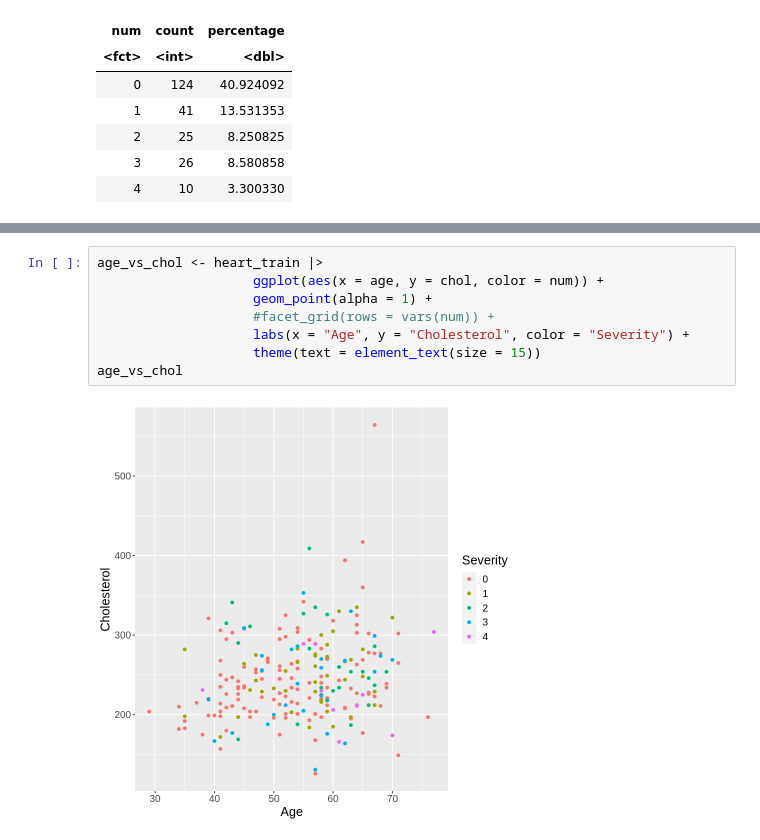
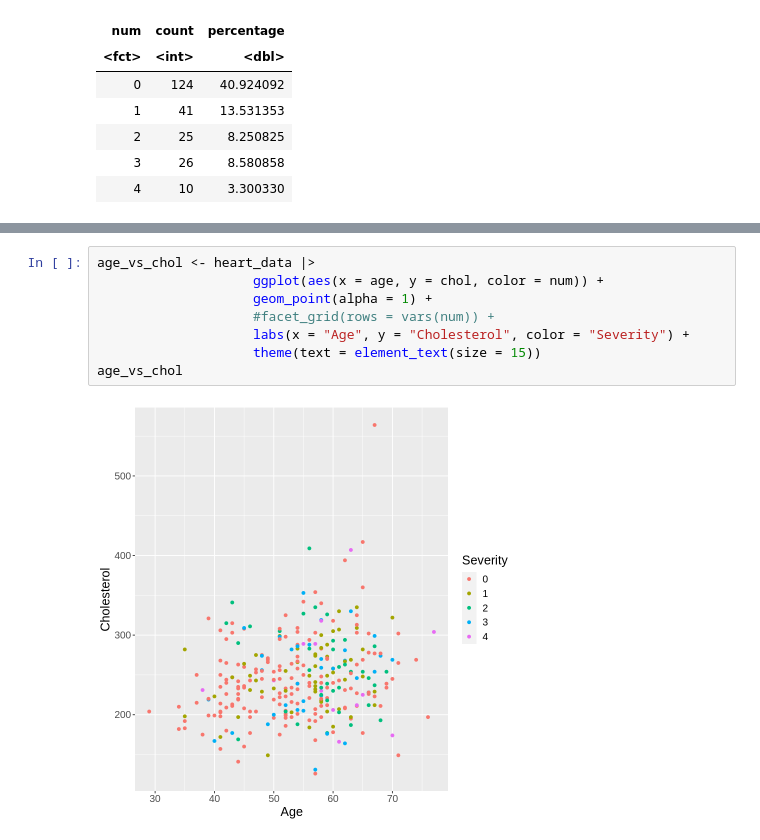
Before and after one commit to xenshreyas/Heart-Disease-Analysis, a Jupyter notebook: train_relationships.ipynb, the cells around one changed output, grey strips where cells are left out. Saved outputs shown, nothing was run; the diff lists cells and outputs as text.

```diff
--- a/train_relationships.ipynb
+++ b/train_relationships.ipynb
@@ -163,10 +163,10 @@ age_vs_oldpeak
 # %%
-age_vs_chol <- heart_train |>
+age_vs_chol <- heart_data |>
                     ggplot(aes(x = age, y = chol, color = num)) +
                     geom_point(alpha = 1) +
                     #facet_grid(rows = vars(num)) +
                     labs(x = "Age", y = "Cholesterol", color = "Severity") +
                     theme(text = element_text(size = 15))
 age_vs_chol
 # %% [output]
-[figure, old version]
+[figure, new version]
```
Also changed, not shown: parts of 6 cells of this notebook.
